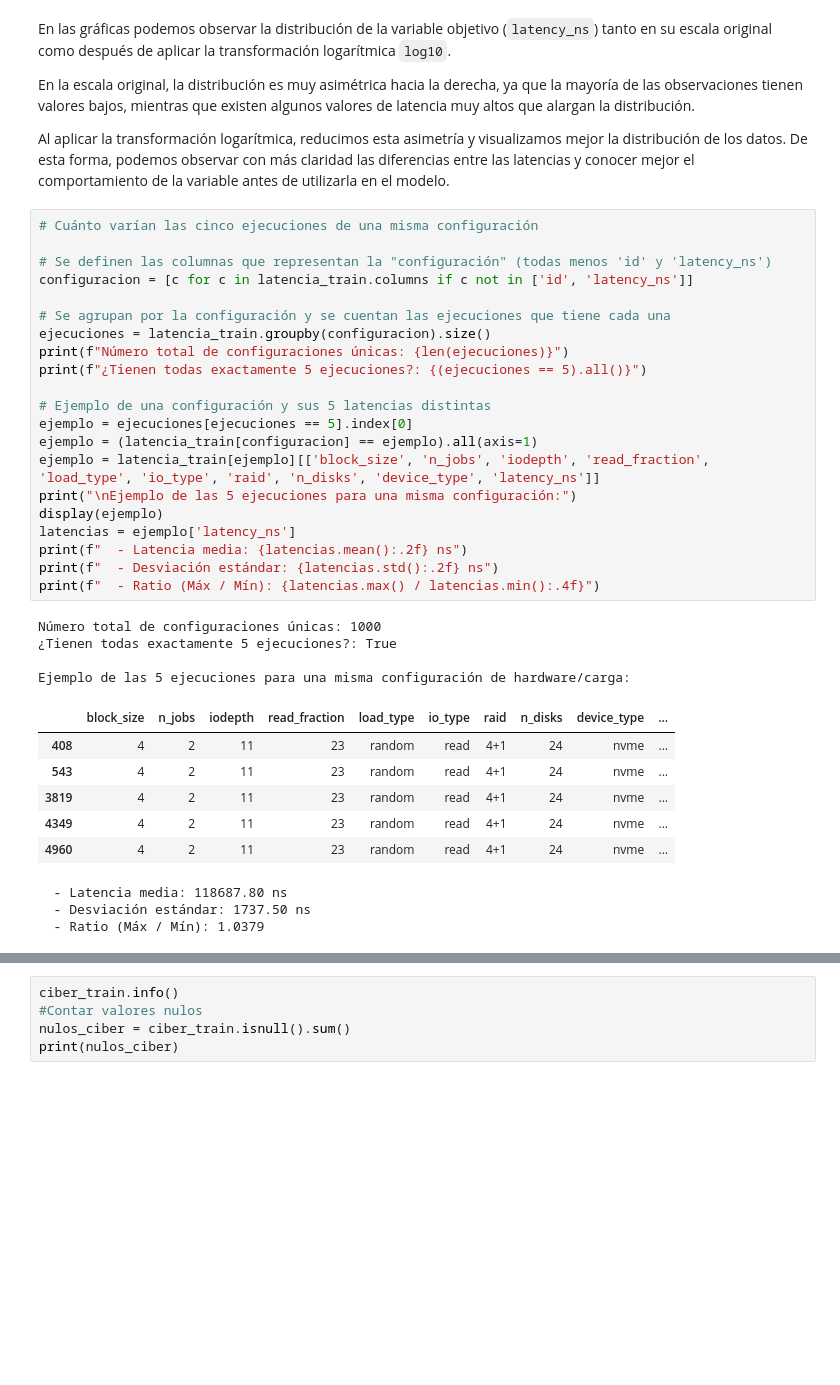
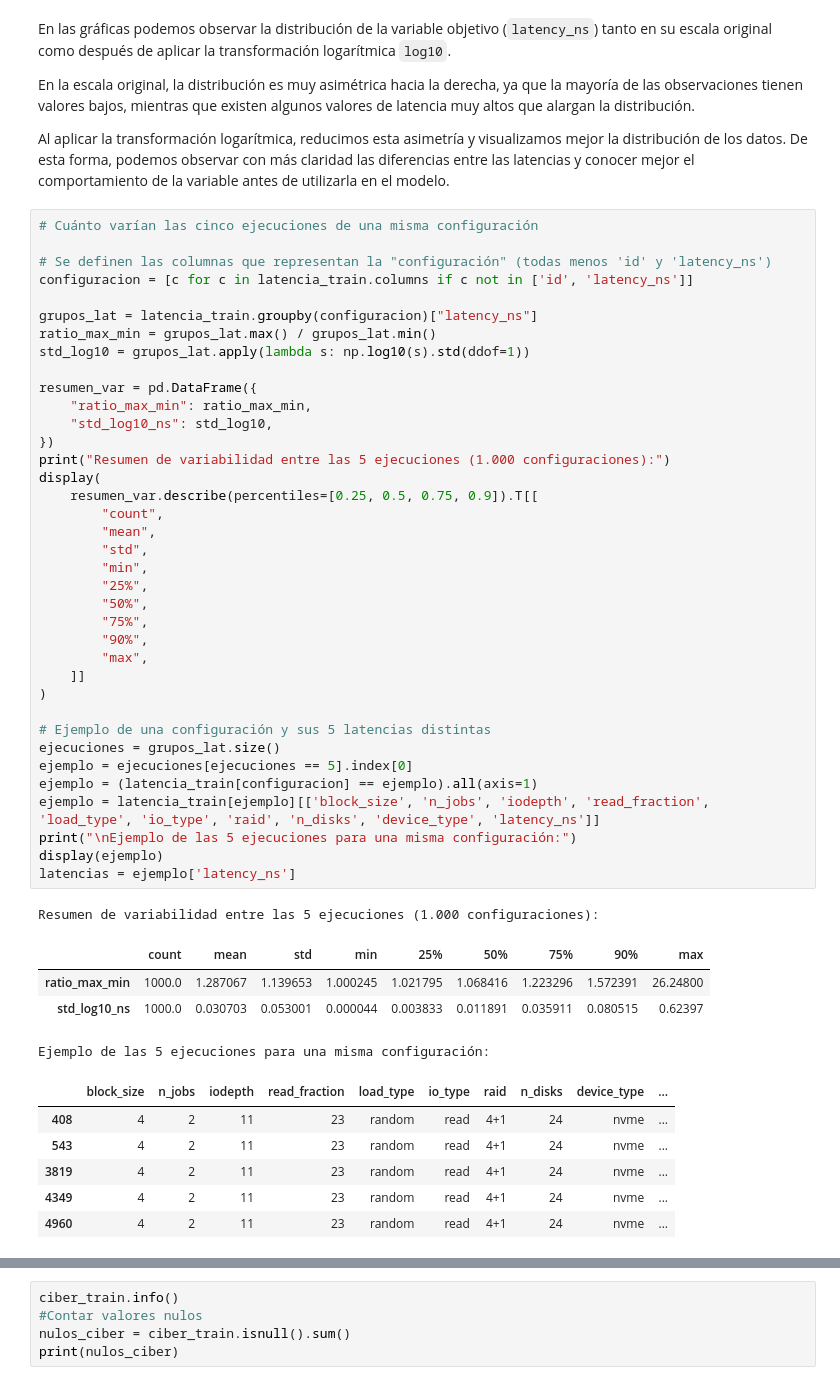
Before and after one commit to miguelang17/Practica_2, a Jupyter notebook: P2_alumnos/P2/Cuaderno/p2_grupoN.ipynb, the cells around one changed output, grey strips where cells are left out. Saved outputs shown, nothing was run; the diff lists cells and outputs as text; blank space fills up the shorter version.

```diff
--- a/P2_alumnos/P2/Cuaderno/p2_grupoN.ipynb
+++ b/P2_alumnos/P2/Cuaderno/p2_grupoN.ipynb
@@ -119,35 +143,49 @@ Al aplicar la transformación logarítmica, reducimos esta asimetría y visualiz
 # %%
 # Cuánto varían las cinco ejecuciones de una misma configuración
 
 # Se definen las columnas que representan la "configuración" (todas menos 'id' y 'latency_ns')
 configuracion = [c for c in latencia_train.columns if c not in ['id', 'latency_ns']]
 
-# Se agrupan por la configuración y se cuentan las ejecuciones que tiene cada una
-ejecuciones = latencia_train.groupby(configuracion).size()
-print(f"Número total de configuraciones únicas: {len(ejecuciones)}")
-print(f"¿Tienen todas exactamente 5 ejecuciones?: {(ejecuciones == 5).all()}")
+grupos_lat = latencia_train.groupby(configuracion)["latency_ns"]
+ratio_max_min = grupos_lat.max() / grupos_lat.min()
+std_log10 = grupos_lat.apply(lambda s: np.log10(s).std(ddof=1))
+
+resumen_var = pd.DataFrame({
+    "ratio_max_min": ratio_max_min,
+    "std_log10_ns": std_log10,
+})
+print("Resumen de variabilidad entre las 5 ejecuciones (1.000 configuraciones):")
+display(
+    resumen_var.describe(percentiles=[0.25, 0.5, 0.75, 0.9]).T[[
+        "count",
+        "mean",
+        "std",
+        "min",
+        "25%",
+        "50%",
+        "75%",
+        "90%",
+        "max",
+    ]]
+)
 
 # Ejemplo de una configuración y sus 5 latencias distintas
+ejecuciones = grupos_lat.size()
 ejemplo = ejecuciones[ejecuciones == 5].index[0]
 ejemplo = (latencia_train[configuracion] == ejemplo).all(axis=1)
 ejemplo = latencia_train[ejemplo][['block_size', 'n_jobs', 'iodepth', 'read_fraction', 'load_type', 'io_type', 'raid', 'n_disks', 'device_type', 'latency_ns']]
 print("\nEjemplo de las 5 ejecuciones para una misma configuración:")
 display(ejemplo)
 latencias = ejemplo['latency_ns']
-print(f"  - Latencia media: {latencias.mean():.2f} ns")
-print(f"  - Desviación estándar: {latencias.std():.2f} ns")
-print(f"  - Ratio (Máx / Mín): {latencias.max() / latencias.min():.4f}")
 # %% [output]
-Número total de configuraciones únicas: 1000
-¿Tienen todas exactamente 5 ejecuciones?: True
-
-Ejemplo de las 5 ejecuciones para una misma configuración de hardware/carga:
+Resumen de variabilidad entre las 5 ejecuciones (1.000 configuraciones):
-|  | block_size | n_jobs | iodepth | read_fraction | load_type | io_type | raid | n_disks | device_type | ... |
-| 408 | 4 | 2 | 11 | 23 | random | read | 4+1 | 24 | nvme | ... |
-| 543 | 4 | 2 | 11 | 23 | random | read | 4+1 | 24 | nvme | ... |
-| 3819 | 4 | 2 | 11 | 23 | random | read | 4+1 | 24 | nvme | ... |
-| 4349 | 4 | 2 | 11 | 23 | random | read | 4+1 | 24 | nvme | ... |
-| 4960 | 4 | 2 | 11 | 23 | random | read | 4+1 | 24 | nvme | ... |
+|  | count | mean | std | min | 25% | 50% | 75% | 90% | max |
+| ratio_max_min | 1000.0 | 1.287067 | 1.139653 | 1.000245 | 1.021795 | 1.068416 | 1.223296 | 1.572391 | 26.24800 |
+| std_log10_ns | 1000.0 | 0.030703 | 0.053001 | 0.000044 | 0.003833 | 0.011891 | 0.035911 | 0.080515 | 0.62397 |
-  - Latencia media: 118687.80 ns
-  - Desviación estándar: 1737.50 ns
-  - Ratio (Máx / Mín): 1.0379
+Ejemplo de las 5 ejecuciones para una misma configuración:
+|  | block_size | n_jobs | iodepth | read_fraction | load_type | io_type | raid | n_disks | device_type | ... |
+| 408 | 4 | 2 | 11 | 23 | random | read | 4+1 | 24 | nvme | ... |
+| 543 | 4 | 2 | 11 | 23 | random | read | 4+1 | 24 | nvme | ... |
+| 3819 | 4 | 2 | 11 | 23 | random | read | 4+1 | 24 | nvme | ... |
+| 4349 | 4 | 2 | 11 | 23 | random | read | 4+1 | 24 | nvme | ... |
+| 4960 | 4 | 2 | 11 | 23 | random | read | 4+1 | 24 | nvme | ... |
```
Also changed, not shown: parts of 5 cells of this notebook.
